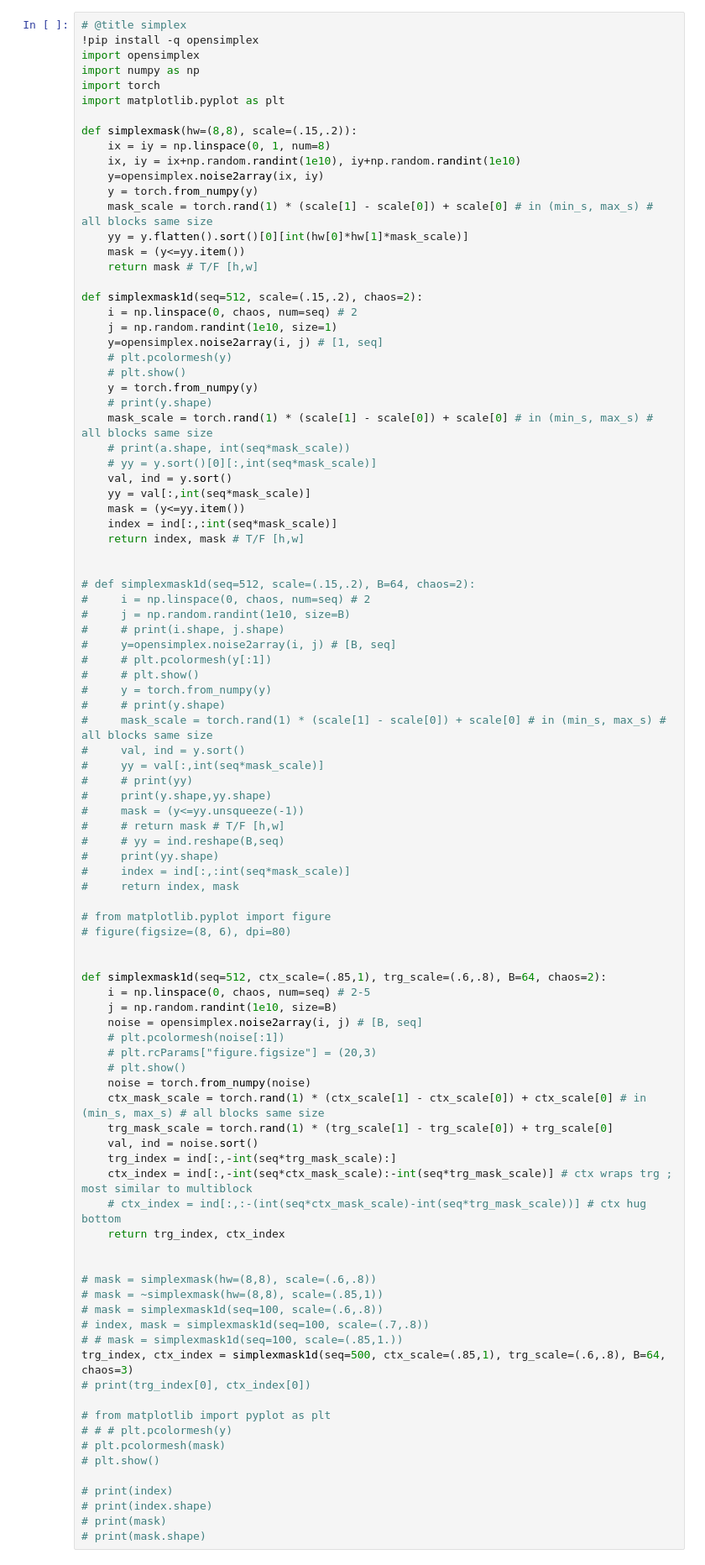
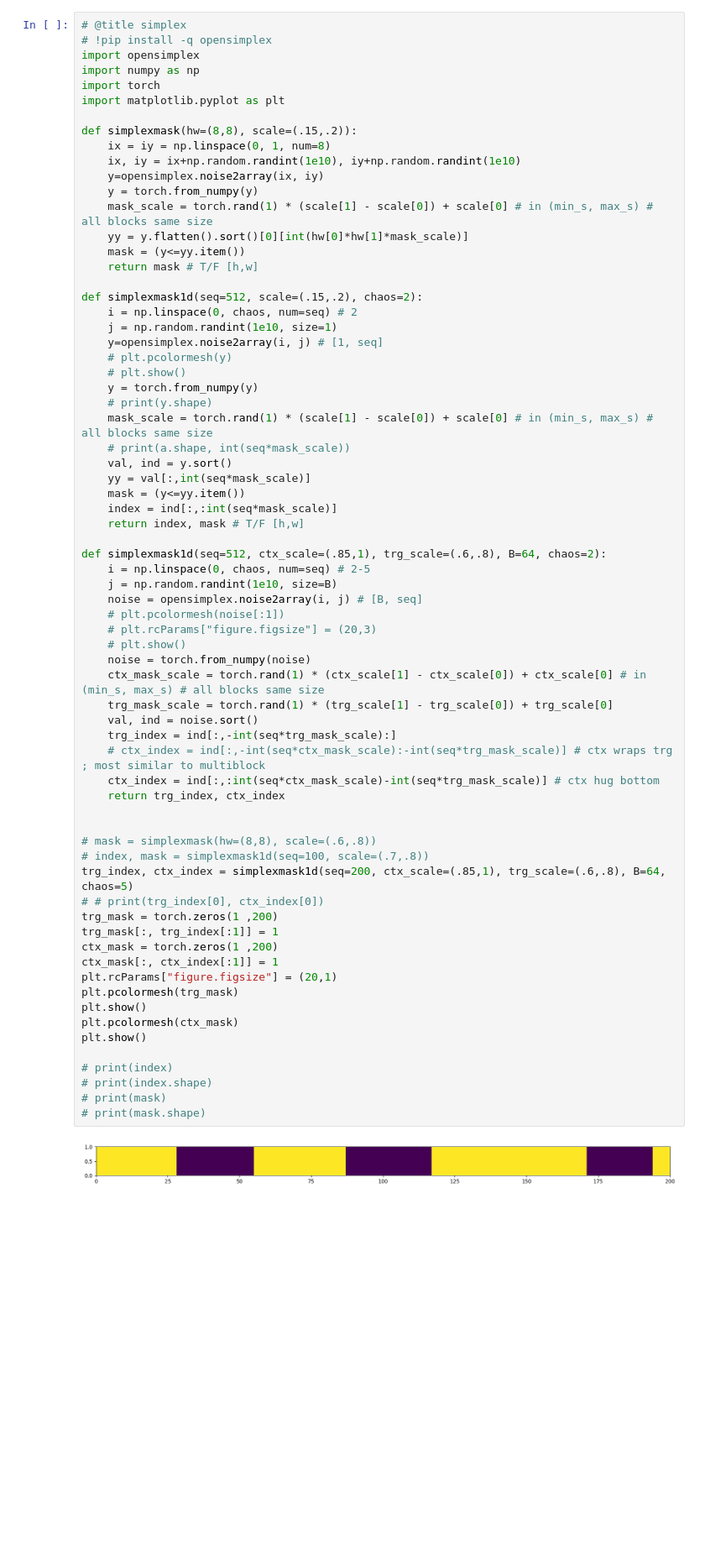
Before and after one commit to eisbetterthanpi/JEPA, a Jupyter notebook: Seq_JEPA.ipynb, the cells around one changed output. Shown at 84% size. Saved outputs shown, nothing was run; the diff lists cells and outputs as text; blank space fills up the shorter version.

```diff
--- a/Seq_JEPA.ipynb
+++ b/Seq_JEPA.ipynb
@@ -446,6 +442,6 @@ print(zero_mask[0])
 # %%
 # @title simplex
-!pip install -q opensimplex
+# !pip install -q opensimplex
 import opensimplex
 import numpy as np
 import torch
@@ -471,70 +467,46 @@ def simplexmask1d(seq=512, scale=(.15,.2), chaos=2):
     # print(y.shape)
     mask_scale = torch.rand(1) * (scale[1] - scale[0]) + scale[0] # in (min_s, max_s) # all blocks same size
     # print(a.shape, int(seq*mask_scale))
-    # yy = y.sort()[0][:,int(seq*mask_scale)]
     val, ind = y.sort()
     yy = val[:,int(seq*mask_scale)]
     mask = (y<=yy.item())
     index = ind[:,:int(seq*mask_scale)]
     return index, mask # T/F [h,w]
-
-
-# def simplexmask1d(seq=512, scale=(.15,.2), B=64, chaos=2):
-#     i = np.linspace(0, chaos, num=seq) # 2
-#     j = np.random.randint(1e10, size=B)
-#     # print(i.shape, j.shape)
-#     y=opensimplex.noise2array(i, j) # [B, seq]
-#     # plt.pcolormesh(y[:1])
-#     # plt.show()
-#     y = torch.from_numpy(y)
-#     # print(y.shape)
-#     mask_scale = torch.rand(1) * (scale[1] - scale[0]) + scale[0] # in (min_s, max_s) # all blocks same size
-#     val, ind = y.sort()
-#     yy = val[:,int(seq*mask_scale)]
-#     # print(yy)
-#     print(y.shape,yy.shape)
-#     mask = (y<=yy.unsqueeze(-1))
-#     # return mask # T/F [h,w]
-#     # yy = ind.reshape(B,seq)
-#     print(yy.shape)
-#     index = ind[:,:int(seq*mask_scale)]
-#     return index, mask
-
-# from matplotlib.pyplot import figure
-# figure(figsize=(8, 6), dpi=80)
-
 
 def simplexmask1d(seq=512, ctx_scale=(.85,1), trg_scale=(.6,.8), B=64, chaos=2):
     i = np.linspace(0, chaos, num=seq) # 2-5
     j = np.random.randint(1e10, size=B)
     noise = opensimplex.noise2array(i, j) # [B, seq]
     # plt.pcolormesh(noise[:1])
     # plt.rcParams["figure.figsize"] = (20,3)
     # plt.show()
     noise = torch.from_numpy(noise)
     ctx_mask_scale = torch.rand(1) * (ctx_scale[1] - ctx_scale[0]) + ctx_scale[0] # in (min_s, max_s) # all blocks same size
     trg_mask_scale = torch.rand(1) * (trg_scale[1] - trg_scale[0]) + trg_scale[0]
     val, ind = noise.sort()
     trg_index = ind[:,-int(seq*trg_mask_scale):]
-    ctx_index = ind[:,-int(seq*ctx_mask_scale):-int(seq*trg_mask_scale)] # ctx wraps trg ; most similar to multiblock
-    # ctx_index = ind[:,:-(int(seq*ctx_mask_scale)-int(seq*trg_mask_scale))] # ctx hug bottom
+    # ctx_index = ind[:,-int(seq*ctx_mask_scale):-int(seq*trg_mask_scale)] # ctx wraps trg ; most similar to multiblock
+    ctx_index = ind[:,:int(seq*ctx_mask_scale)-int(seq*trg_mask_scale)] # ctx hug bottom
     return trg_index, ctx_index
 
 
 # mask = simplexmask(hw=(8,8), scale=(.6,.8))
-# mask = ~simplexmask(hw=(8,8), scale=(.85,1))
-# mask = simplexmask1d(seq=100, scale=(.6,.8))
 # index, mask = simplexmask1d(seq=100, scale=(.7,.8))
-# # mask = simplexmask1d(seq=100, scale=(.85,1.))
-trg_index, ctx_index = simplexmask1d(seq=500, ctx_scale=(.85,1), trg_scale=(.6,.8), B=64, chaos=3)
-# print(trg_index[0], ctx_index[0])
-
-# from matplotlib import pyplot as plt
-# # # plt.pcolormesh(y)
-# plt.pcolormesh(mask)
-# plt.show()
+trg_index, ctx_index = simplexmask1d(seq=200, ctx_scale=(.85,1), trg_scale=(.6,.8), B=64, chaos=5)
+# # print(trg_index[0], ctx_index[0])
+trg_mask = torch.zeros(1 ,200)
+trg_mask[:, trg_index[:1]] = 1
+ctx_mask = torch.zeros(1 ,200)
+ctx_mask[:, ctx_index[:1]] = 1
+plt.rcParams["figure.figsize"] = (20,1)
+plt.pcolormesh(trg_mask)
+plt.show()
+plt.pcolormesh(ctx_mask)
+plt.show()
 
 # print(index)
 # print(index.shape)
 # print(mask)
 # print(mask.shape)
+# %% [output]
+[figure, added]
```
Also changed, not shown: parts of 13 cells of this notebook.
